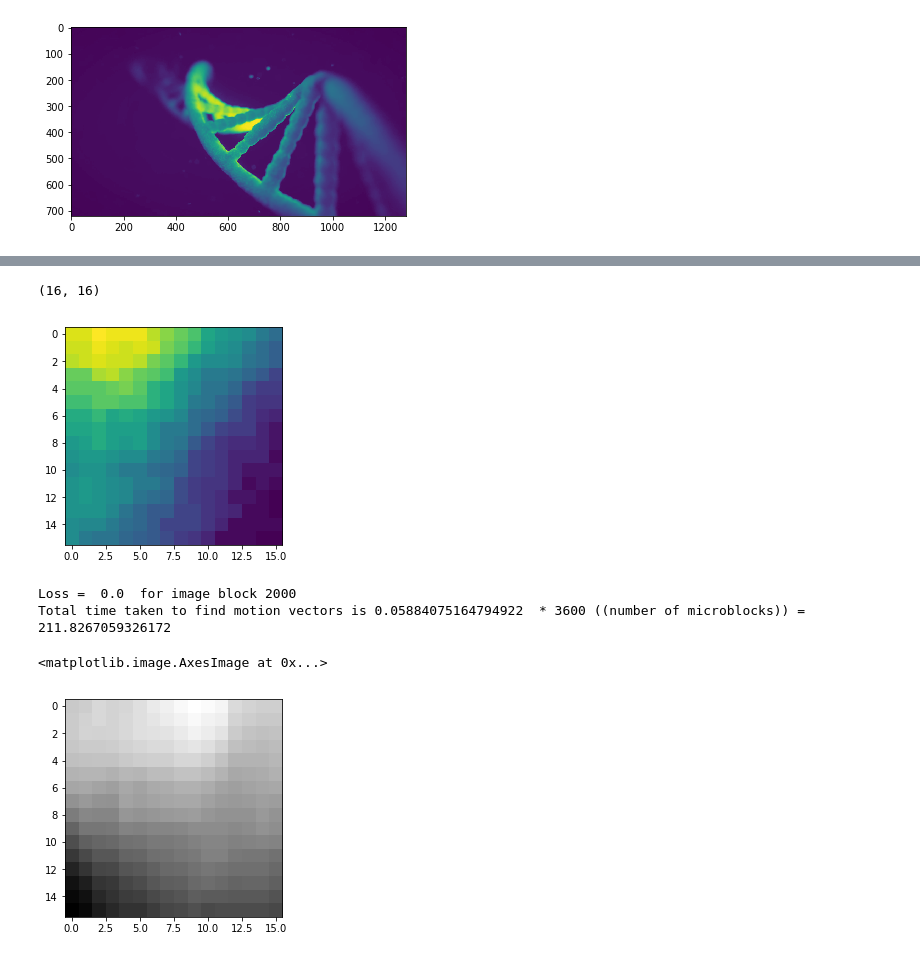
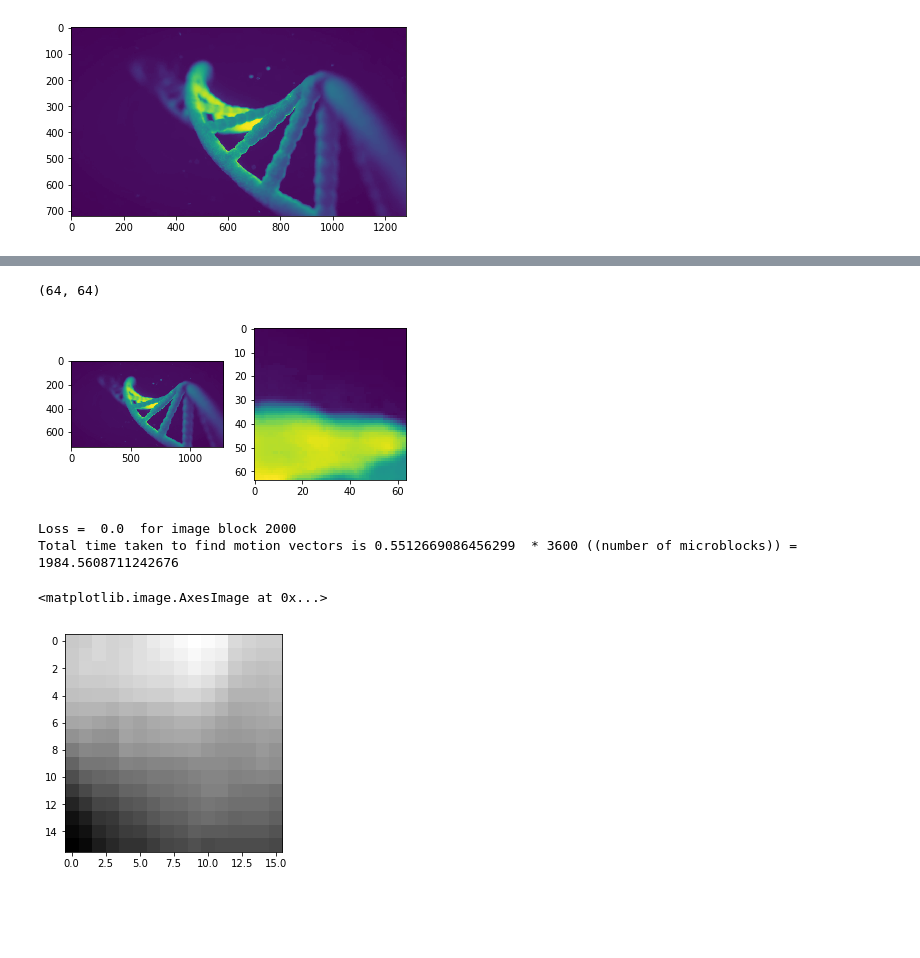
Before and after one commit to alaanousir/H.264-Video-Compression, a Jupyter notebook: Main.ipynb, the cells around one changed output, grey strips where cells are left out. Drawn from its saved outputs; the diff is of its cells as text; code cells hidden in the pictures; blank space fills up the shorter version.

Commit message:
Motion estimation (incomplete)

```diff
--- a/Main.ipynb
+++ b/Main.ipynb
@@ -172,11 +185,15 @@ Dimensions of the ref divided is (3600, 16, 16)
 # %%
 # 496 is the 31th block in terms of 16x16 macroblocks, and 800 is the 50th microblock
-im = vid_frame[100][496:496+16,800:816]
-plt.imshow(im)
-im.shape
+search_area = 32
+im = vid_frame[100]
+im_block = vid_frame[100][(300 - search_area) : (300 + search_area), (650 - search_area) : (650 + search_area)]
+fig, (ax1, ax2) = plt.subplots(1, 2)
+ax1.imshow(im)
+ax2.imshow(im_block)
+im_block.shape
 # %% [output]
-(16, 16)
+(64, 64)
-[figure, old version]
+[figure, new version]
 # %%
 def rmse(im, reconstructed_image):
     """
@@ -208,6 +225,6 @@ print("Total time taken to find motion vectors is" ,t, " * 3600 ((number of micr
 plt.imshow(im_blocks_ref[n], 'gray')
 # %% [output]
 Loss =  0.0  for image block 2000
-Total time taken to find motion vectors is 0.05884075164794922  * 3600 ((number of microblocks)) = 211.8267059326172
+Total time taken to find motion vectors is 0.5512669086456299  * 3600 ((number of microblocks)) = 1984.5608711242676
 <matplotlib.image.AxesImage at 0x...>
 [figure]
```
Also changed, not shown: parts of 5 cells of this notebook, 1 other file.
